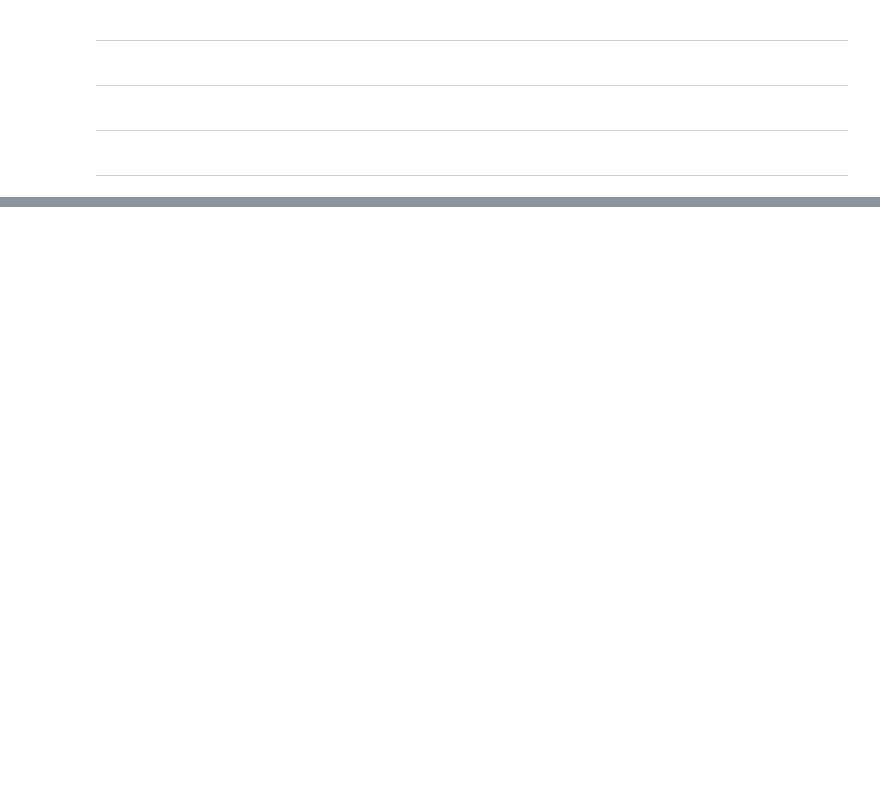
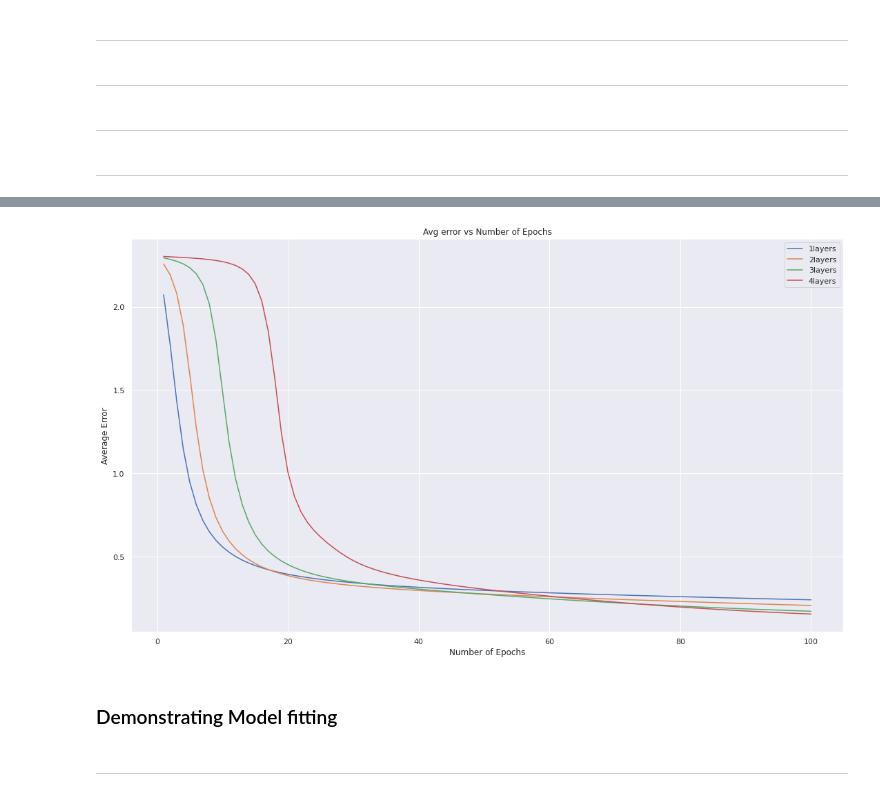
Before and after one commit to Quick-One/Learning_AI-ML, a Jupyter notebook: MNIST_NN/code.ipynb, the cells around one changed output, grey strips where cells are left out. Drawn from its saved outputs; the diff is of its cells as text; code cells hidden in the pictures; blank space fills up the shorter version.

```diff
--- a/MNIST_NN/code.ipynb
+++ b/MNIST_NN/code.ipynb
@@ -76,8 +80,11 @@ class NeuralNetwork(nn.Module):
         return logits
 # %%
 
-def train_loop(dataloader, model, loss_fn, optimizer):
+def train_loop(dataloader, model, loss_fn, optimizer, m):
     size = len(dataloader.dataset)
+    num_batches = len(dataloader)
+    training_loss = 0
+
     for batch, (X, y) in enumerate(dataloader):
         X = X.to(device)
         y = y.to(device)
@@ -89,9 +96,13 @@ def train_loop(dataloader, model, loss_fn, optimizer):
         loss.backward()
         optimizer.step()
 
+        training_loss += loss.item()
         # if batch % 250 == 0:
         #     loss, current = loss.item(), batch * len(X)
         #     print(f"loss: {loss:>7f}  [{current:>5d}/{size:>5d}]")
+    training_loss /= num_batches
+    print(f"Training Error: Avg loss: {training_loss:>8f} \n")
+    m.error_training.append(training_loss/num_batches)
 
 
 def test_loop(dataloader, model, loss_fn, m):
@@ -110,7 +121,7 @@ def test_loop(dataloader, model, loss_fn, m):
     test_loss /= num_batches
     correct /= size
     print(f"Test Error: \n Accuracy: {(100*correct):>0.1f}%, Avg loss: {test_loss:>8f} \n")
-    m.error_avg.append(test_loss)
+    m.error_test.append(test_loss)
 # %% [markdown]
 <hr>
 # %%
@@ -120,7 +131,8 @@ class Model(NamedTuple):
     batch_size: int
     epochs: int
     hidden_layers: list
-    error_avg : list
+    error_test : list
+    error_training :list
 
     def constructor(self):
         layer_size = self.hidden_layers.copy()
@@ -140,14 +152,16 @@ class Model(NamedTuple):
 def load_models(config_dict: str) -> list:
     l = []
     for model_name, param in config_dict.items():
-        error_arr = []
+        error_test = []
+        error_training = []
         m = Model(
             name=model_name,
             learning_rate=param['learning_rate'],
             batch_size=param['batch_size'],
             epochs=param['epochs'],
             hidden_layers=param['hidden_layers'],
-            error_avg=error_arr
+            error_test=error_test,
+            error_training=error_training
         )
         l.append(m)
     return l
@@ -168,16 +182,19 @@ def train_models(config_dict):
 
         for t in range(m.epochs):
             print(f"Epoch {t+1}\n-------------------------------")
-            train_loop(train_dataloader, model, loss_fn, optimizer)
+            train_loop(train_dataloader, model, loss_fn, optimizer, m)
             test_loop(test_dataloader, model, loss_fn, m)
     return models
 # %%
 def visualise_model_perf(models : list, title = 'TITLE'):
     fig, ax = plt.subplots()
+    fig.set_size_inches(18.5, 10.5)
     for m in models:
         epochs = m.epochs
-        ax.plot(range(1, epochs+1), m.error_avg, label = m.name)
+        ax.plot(range(1, epochs+1), m.error_test, label = m.name)
     ax.set_title(title)
+    ax.set_xlabel("Number of Epochs")
+    ax.set_ylabel("Average Error")
     ax.legend()
     return fig, ax
 # %% [markdown]
@@ -187,2 +222,6 @@ models = train_models(load_config('layers.json'))
 # %%
-visualise_model_perf(models, title='Avg error vs Epoch')
+visualise_model_perf(models, title='Avg error vs Number of Epochs');
+# %% [output]
+[figure, added]
+# %% [markdown]
+### Demonstrating Model fitting
@@ -188,0 +241,2 @@ visualise_model_perf(models, title='Avg error vs Epoch')
+# %% [markdown]
+<hr>
```
Also changed, not shown: parts of 8 cells of this notebook, 2 other files.
